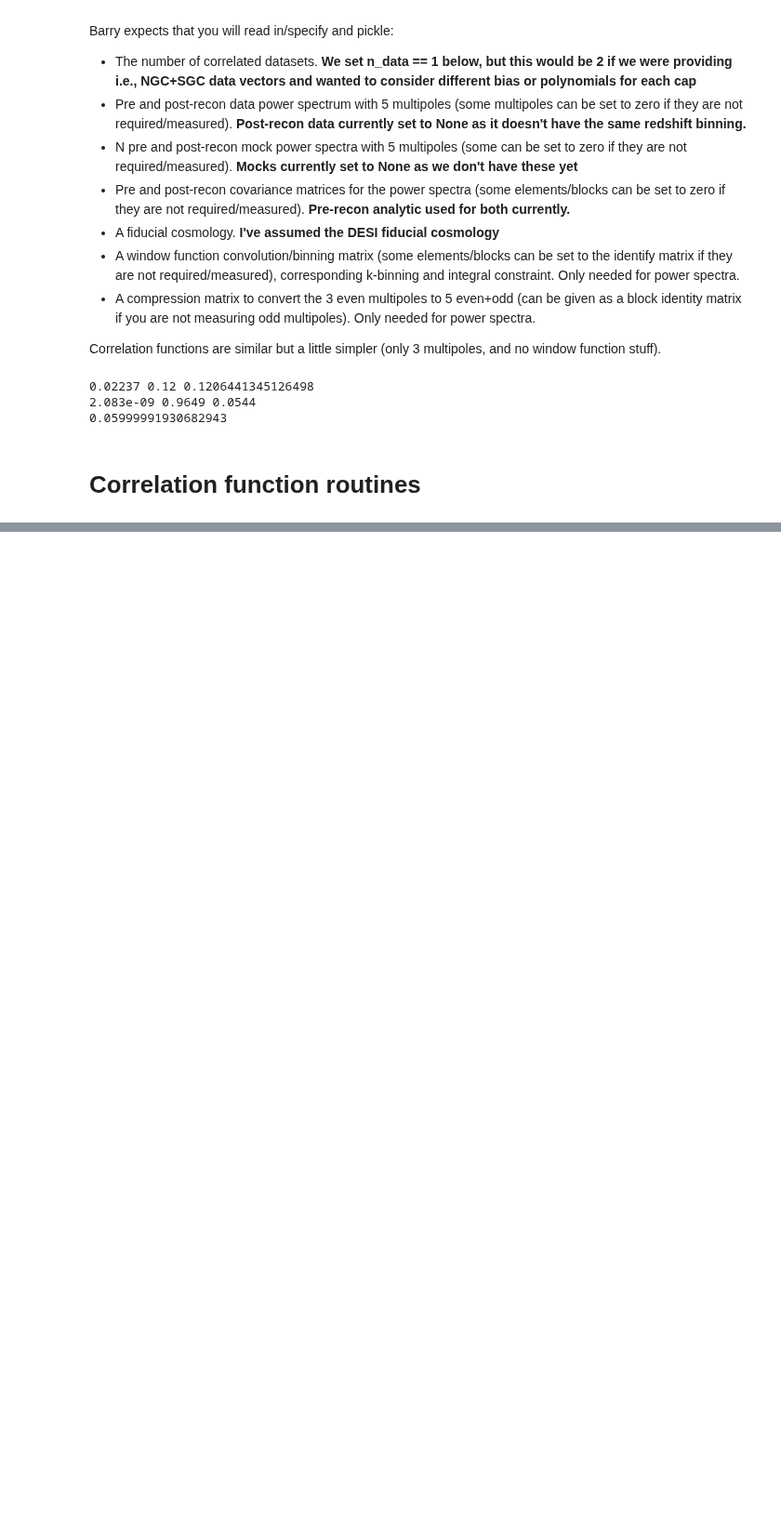
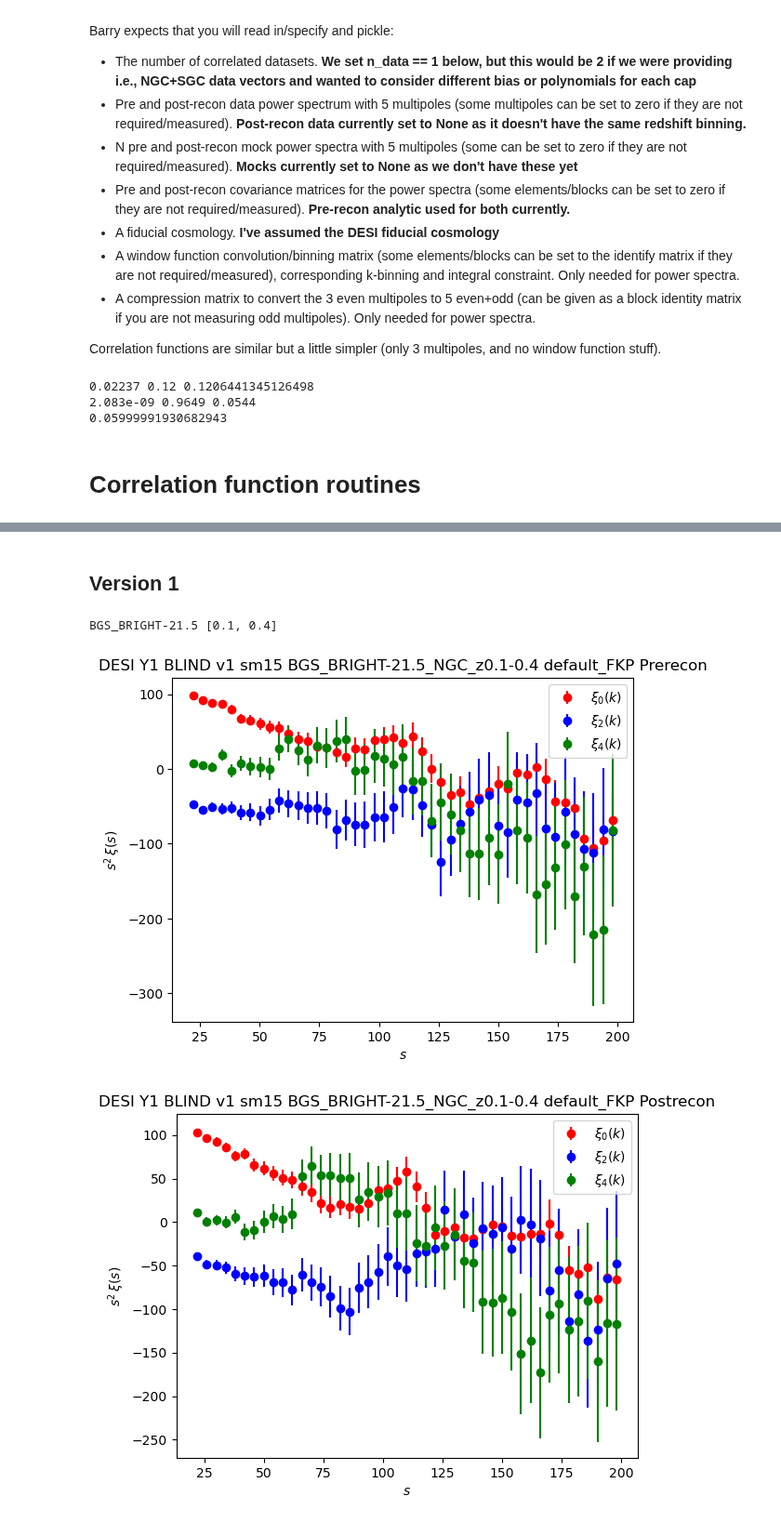
Before and after one commit to cosmodesi/desi-y1-kp45, a Jupyter notebook: barry_config/Y1_blinded/prepare_xi_data.ipynb, the cells around one changed output, grey strips where cells are left out. Shown at 93% size. Drawn from its saved outputs; the diff is of its cells as text; code cells hidden in the pictures; blank space fills up the shorter version.

Commit message:
Barry pickle notebooks for SecondGenMocks

```diff
--- a/barry_config/Y1_blinded/prepare_xi_data.ipynb
+++ b/barry_config/Y1_blinded/prepare_xi_data.ipynb
@@ -281,0 +257,52 @@ This loads in the pickle file using the Barry routines, and then plots the data
+# %% [markdown]
+## Version 1
+# %%
+# The catalogue version
+version = 1
+rpcut = False             # Whether or not to include the rpcut
+imaging = "default_FKP"   # What form of imaging systematics to use. Can be "default_FKP", "default_FKP_addSN", or "default_FKP_addRF"
+
+# This is a dictionary of all the combinations of dataset that we have and their redshift bins.
+tracers = {'BGS_BRIGHT-21.5': [[0.1, 0.4]],
+           #'LRG': [[0.4, 0.6], [0.6, 0.8], [0.8, 1.1]],
+           #'ELG_LOPnotqso': [[0.8, 1.1], [1.1, 1.6]],
+           #'QSO': [[0.8, 2.1]]
+            }
+
+# This dictionary specifies the particulars of how reconstruction was run on each tracer. First entry is smoothing scale, second is type of recon.
+recon = {'BGS_BRIGHT-21.5': [15, "IFTrecsym"],
+         'LRG': [10, "IFTrecsym"],
+         'ELG_LOPnotqso': [10, "IFTrecsym"],
+         'QSO': [30, "IFTrecsym"]}
+
+# The different sky areas
+caps = ["NGC", "SGC", "GCcomb"]
+
+basepath = f"/global/cfs/cdirs/desi/survey/catalogs/Y1/LSS/iron/LSScats/v{version}/blinded/desipipe/baseline_2pt"
+basepath_mock = f"/global/cfs/cdirs/desi/survey/catalogs/Y1/mocks/SecondGenMocks/EZmock/desipipe/v{version}/ffa/baseline_2pt"
+pre_cov_files = f"/global/cfs/cdirs/desi/users/mrash/RascalC/Y1/blinded/v0.6/"
+post_cov_files = f"/global/cfs/cdirs/desi/users/mrash/RascalC/Y1/blinded/v0.6/"
+
+# Now loop over each tracer, redshift bin and cap and gather the files. First pre-recon
+for t in tracers:
+    for i, zs in enumerate(tracers[t]):
+        print(t, zs)
+        for cap in caps:
+
+            pre_files = basepath + f"/xi/smu/"
+            post_files = basepath + f"/recon_recsym/xi/smu/"
+            pre_mock_files = None if t == "BGS_BRIGHT-21.5" else basepath_mock + f"/xi/smu/"
+            post_mock_files = None if t == "BGS_BRIGHT-21.5" else basepath_mock + f"/recon_recsym/xi/smu/"
+
+            pre_name = f"{t}_{cap}_z{zs[0]}-{zs[1]}"
+            post_name = f"{t}_{cap}_z{zs[0]}-{zs[1]}"
+            pre_cov_name = f"{t}_{cap}_{zs[0]}_{zs[1]}"
+            post_cov_name = f"{t}_{recon[t][1]}_sm{recon[t][0]}_{cap}_{zs[0]}_{zs[1]}"
+
+            data = collect_xi_data(pre_files, post_files, pre_mock_files, post_mock_files, pre_cov_files, post_cov_files, pre_name, post_name, pre_cov_name, post_cov_name, zs, version, recon[t][0], rpcut, imaging)
+
+            plot_xi(data) # Plot the data to check things
+# %% [output]
+BGS_BRIGHT-21.5 [0.1, 0.4]
+[figure, added]
+[figure, added]
```
Also changed, not shown: parts of 12 cells of this notebook, 7 other files.
